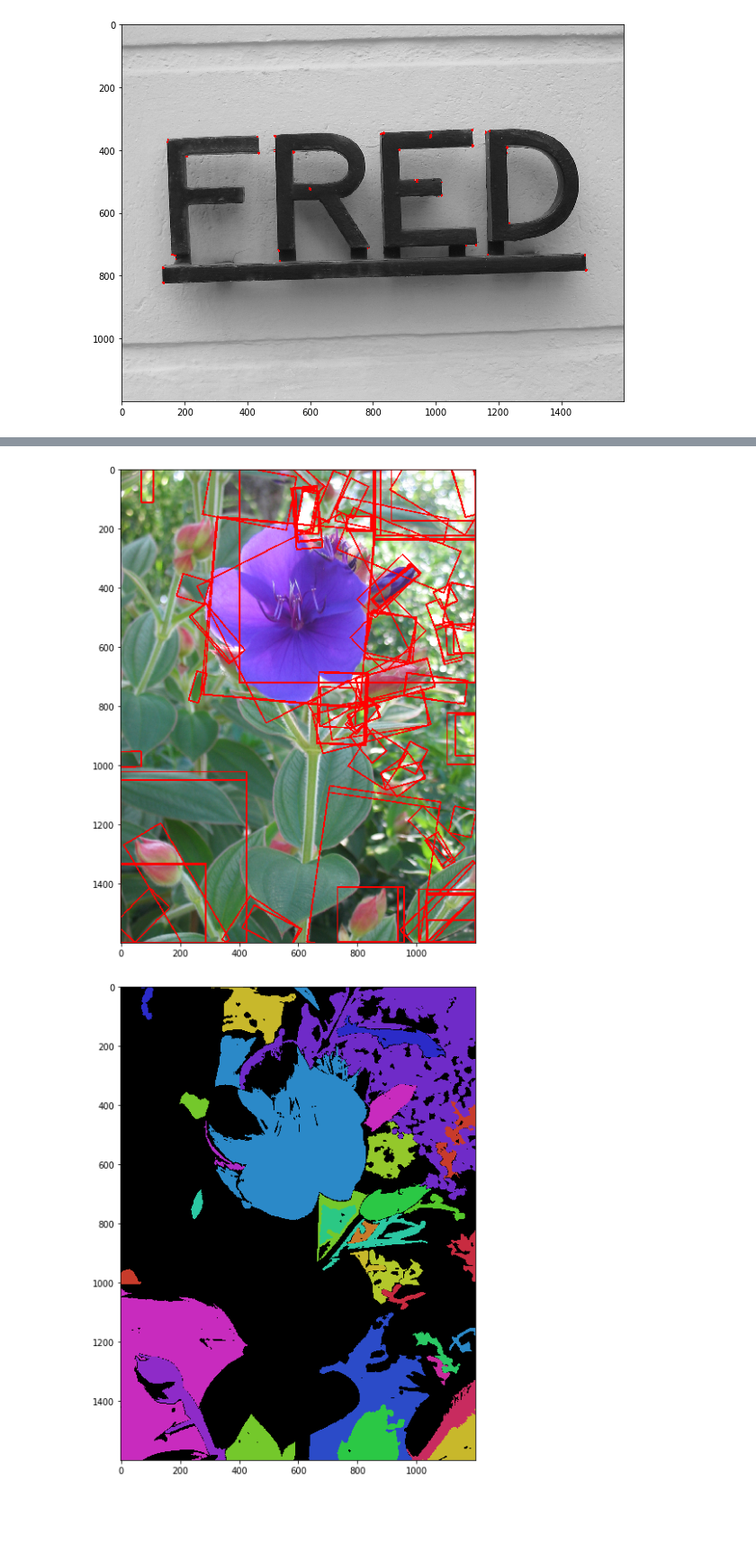
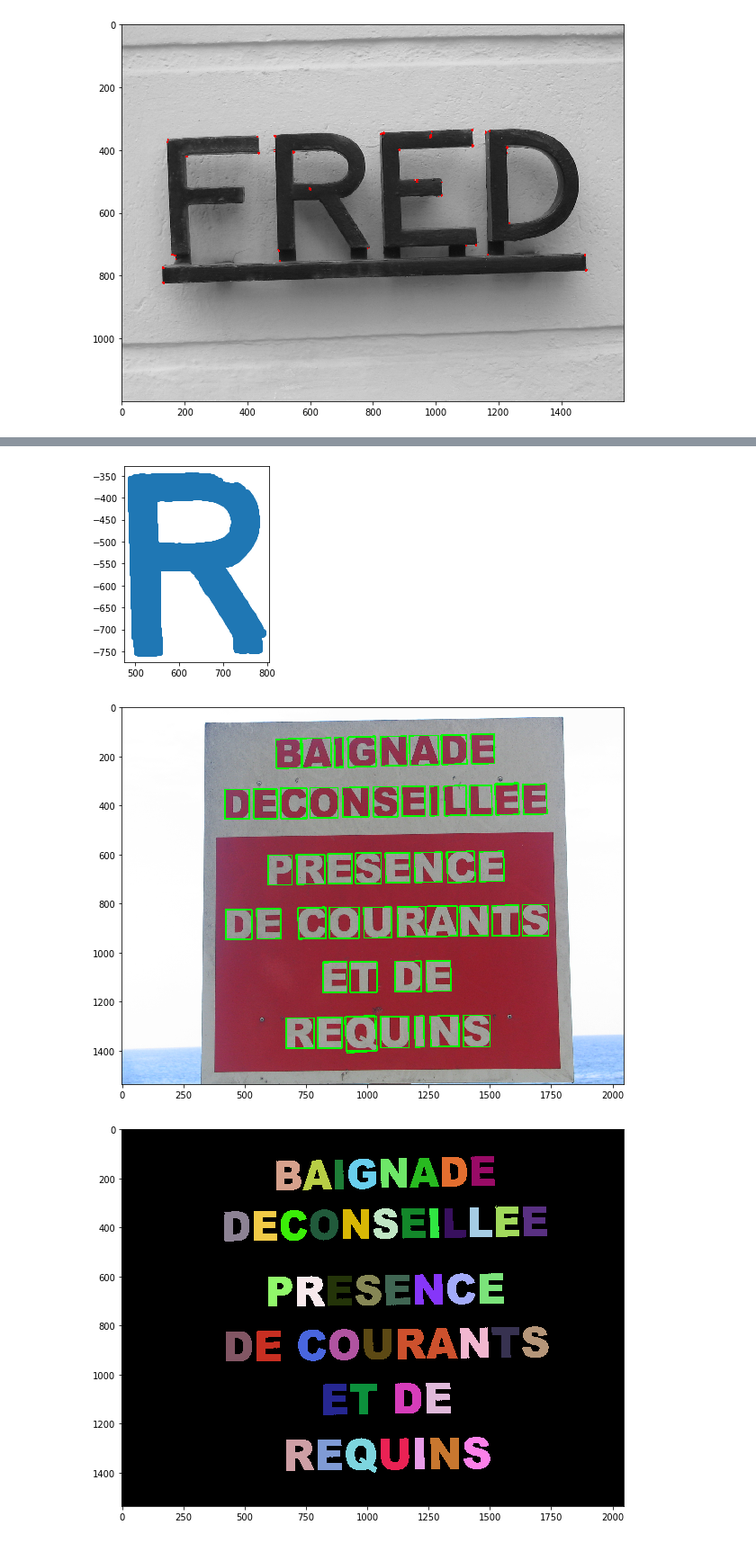
Before and after one commit to epignatelli/scalable-recognition-with-a-vocabulary-tree, a Jupyter notebook: Keypoint detectors.ipynb, the cells around one changed output, grey strips where cells are left out. Shown at 90% size. Drawn from its saved outputs; the diff is of its cells as text; code cells hidden in the pictures; blank space fills up the shorter version.

Commit message:
updated keypoints example

```diff
--- a/Keypoint detectors.ipynb
+++ b/Keypoint detectors.ipynb
@@ -47,9 +48,9 @@ class Dataset():
         print(self.all_images[:5])
 
     def get_image_by_name(self, image_name=None, gray=True):
-        image = cv.imread(self.path + '/' + image_name)
+        image = cv2.imread(self.path + '/' + image_name)
         if gray:
-            gray = cv.cvtColor(image,cv.COLOR_BGR2GRAY)
+            gray = cv2.cvtColor(image,cv2.COLOR_BGR2GRAY)
             return np.float32(gray)
         else:
             return image
@@ -63,7 +64,3 @@ def show_image(img):
 
 
 dataset = Dataset()
-
-# Loading and displaying an image
-img = dataset.get_image_by_name('110901.jpg')
-show_image(img)
@@ -165,6 +167,6 @@ show_corners_on_image(img,dst)
 [figure]
 # %%
 # Try on new image, show that not very good
-img = dataset.get_image_by_name('124400.jpg')
+img = dataset.get_image_by_name('106001.jpg')
 show_corners_on_image(img,get_corners(img))
 # %% [output]
@@ -174,12 +176,12 @@ show_corners_on_image(img,get_corners(img))
 # %%
 ## Read image and change the color space
-def show_MSER_blobs(img):
-    gray = cv.cvtColor(img, cv.COLOR_BGR2GRAY)
+def detect_MSER_blobs(img, min_area=4000, max_area=200000):
+    gray = cv2.cvtColor(img, cv2.COLOR_BGR2GRAY)
 
     ## Get mser, and set parameters
-    mser = cv.MSER_create()
-    mser.setMinArea(2000)
-    mser.setMaxArea(200000)
+    mser = cv2.MSER_create(_max_variation = 0.5)
+    mser.setMinArea(min_area)
+    mser.setMaxArea(max_area)
 
     ## Do mser detection, get the coodinates and bboxes
     coordinates, bboxes = mser.detectRegions(gray)
@@ -188,38 +190,40 @@ def show_MSER_blobs(img):
     vis = img.copy()
     coords = []
     for coord in coordinates:
-        bbox = cv.boundingRect(coord)
+        bbox = cv2.boundingRect(coord)
         x,y,w,h = bbox
         if w< 20 or h < 20 or w/h > 5 or h/w > 5:
             continue
         coords.append(coord)
+    return coords
+
+def show_MSER_blobs(img, blobs):
 
     ## colors
-    colors = [[43, 43, 200], [43, 75, 200], [43, 106, 200], [43, 137, 200], [43, 169, 200], [43, 200, 195], [43, 200, 163], [43, 200, 132], [43, 200, 101], [43, 200, 69], [54, 200, 43], [85, 200, 43], [116, 200, 43], [148, 200, 43], [179, 200, 43], [200, 184, 43], [200, 153, 43], [200, 122, 43], [200, 90, 43], [200, 59, 43], [200, 43, 64], [200, 43, 95], [200, 43, 127], [200, 43, 158], [200, 43, 190], [174, 43, 200], [142, 43, 200], [111, 43, 200], [80, 43, 200], [43, 43, 200]]
 
     ## Fill with random colors
     np.random.seed(0)
     canvas1 = img.copy()
     canvas3 = np.zeros_like(img)
 
-    for cnt in coords:
+    for cnt in blobs:
         # Show in separate image
         xx = cnt[:,0]
         yy = cnt[:,1]
-        color = colors[np.random.choice(len(colors))]
+        color = [random.randint(0, 255) for _ in range(3)]
         canvas3[yy, xx] = color
 
         # Show as BBox
         # get the min area rect
-        rect = cv.minAreaRect(cnt)
-        box = cv.boxPoints(rect)
+        rect = cv2.minAreaRect(cnt)
+        box = cv2.boxPoints(rect)
         # convert all coordinates floating point values to int
         box = np.int0(box)
         # draw a red 'nghien' rectangle
-        canvas1 = cv.drawContours(canvas1, [box], 0, (0, 0, 255), 3)
+        canvas1 = cv2.drawContours(canvas1, [box], 0, (0, 255, 0), 3)
 
     ## Show
-    RGB_image = cv.cvtColor(canvas1, cv.COLOR_BGR2RGB)
+    RGB_image = cv2.cvtColor(canvas1, cv2.COLOR_BGR2RGB)
     show_image(RGB_image)
     plt.show()
 
@@ -234,7 +239,17 @@ show_MSER_blobs(img)
+# %%
+# Example of what each blob contains. Essentially, is a list of pixel coordinate-pairs that identify a
+# connected region of the image
+sample_blob = np.array(blobs[3])
+fig, ax = plt.subplots()
+ax.scatter(sample_blob[:,0], -sample_blob[:,1])
+ax.set_aspect('equal')
+# %% [output]
+[figure, added]
 # %%
 # Try on the previous image
-img = dataset.get_image_by_name('110801.jpg', gray=False)
-show_MSER_blobs(img)
+img = dataset.get_image_by_name('106001.jpg', gray=False)
+blobs = detect_MSER_blobs(img)
+show_MSER_blobs(img, blobs)
 # %% [output]
-[figure, old version]
+[figure, new version]
-[figure, old version]
+[figure, new version]
```
Also changed, not shown: parts of 9 cells of this notebook.
